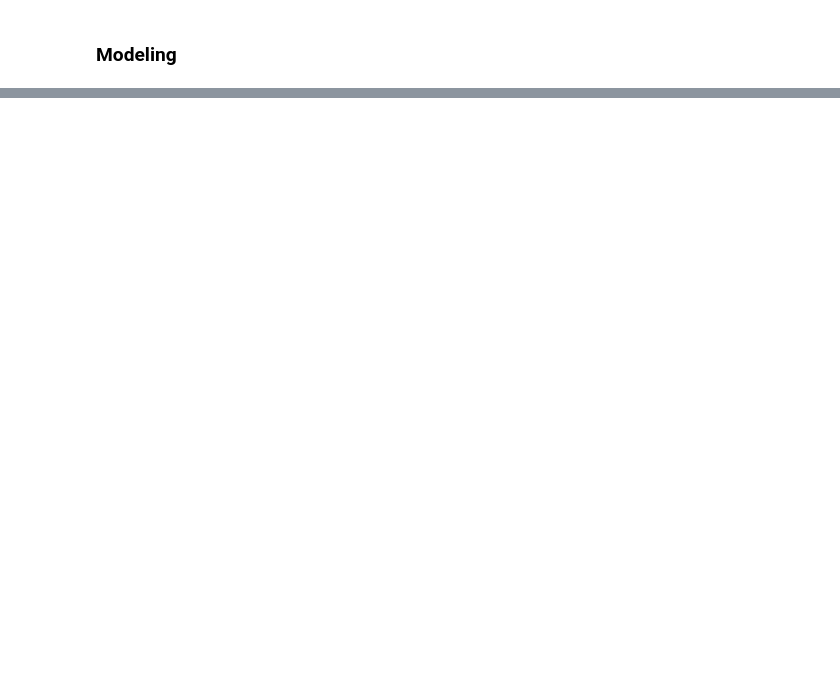
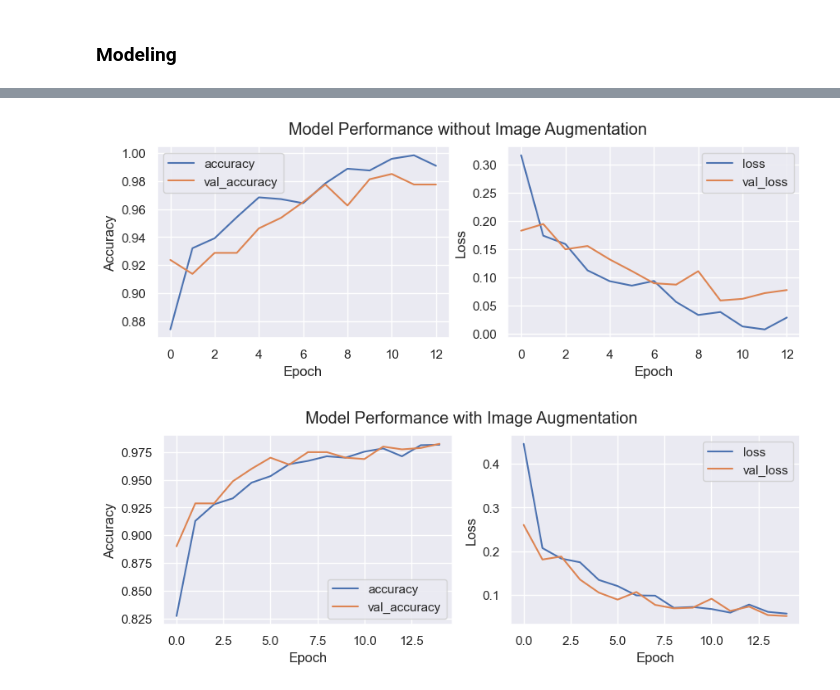
Before and after one commit to kennyalexlin/satellite-ships-classifier, a Jupyter notebook: model_building.ipynb, the cells around one changed output, grey strips where cells are left out. Cells and saved outputs as stored; diff of their text form; code cells hidden in the pictures; blank space fills up the shorter version.

```diff
--- a/model_building.ipynb
+++ b/model_building.ipynb
@@ -118,9 +121,11 @@ Random Forest Accuracy: 0.9525
 # %% [markdown]
 ### Data Augmentation
 # %%
-X_train[0].shape
+# Data augmentation to improve generalization
 
-def apply_random_contrast_saturation(img):
+# define preprocessing function to randomly adjust saturation and contrast
+# these are not available by default in ImageDataGenerator
+def apply_random_effects(img):
     img = tf.image.random_contrast(
         image = img, lower = 0.8, upper = 1.2,
         seed = 888
@@ -128,6 +133,18 @@ def apply_random_contrast_saturation(img):
     img = tf.image.random_saturation(
         image = img, lower = 0.8, upper = 1.2,
         seed = 888)
+    img = tf.image.random_brightness(
+        image = img, max_delta = 0.2, seed = 888
+    )
     return img
 
-apply_random_contrast_saturation(X_train[0])
+datagen = ImageDataGenerator(
+    rotation_range=20,
+    # width_shift_range=0.2,
+    # height_shift_range=0.2,
+    # shear_range=0.2,
+    # zoom_range=0.2,
+    horizontal_flip=True,
+    fill_mode='nearest',
+    preprocessing_function = apply_random_effects
+)
@@ -250,0 +332,25 @@ Test Accuracy: 0.9275000095367432
+# %%
+# Plot training history
+def plot_acc_loss(history, title=None):
+    fig, axs = plt.subplots(1, 2, figsize=(10, 3))
+    axs[0].plot(history.history['accuracy'], label='accuracy')
+    axs[0].plot(history.history['val_accuracy'], label='val_accuracy')
+    axs[0].set_xlabel('Epoch')
+    axs[0].set_ylabel('Accuracy')
+    axs[0].legend()
+
+    axs[1].plot(history.history['loss'], label='loss')
+    axs[1].plot(history.history['val_loss'], label='val_loss')
+    axs[1].set_xlabel('Epoch')
+    axs[1].set_ylabel('Loss')
+    axs[1].legend()
+
+    plt.suptitle(title)
+
+    plt.show()
+
+plot_acc_loss(history_no_aug, 'Model Performance without Image Augmentation')
+plot_acc_loss(history_aug, "Model Performance with Image Augmentation")
+# %% [output]
+[figure, added]
+[figure, added]
```
Also changed, not shown: parts of 13 cells of this notebook.
